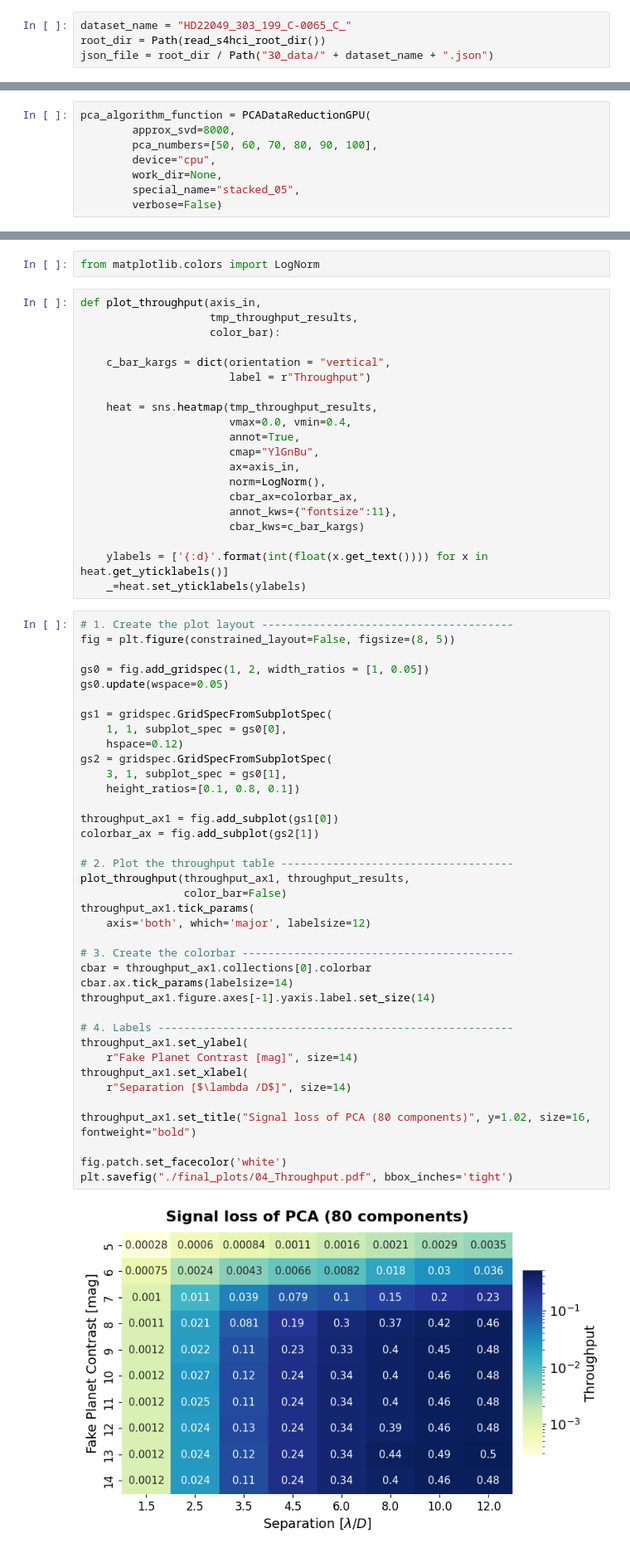
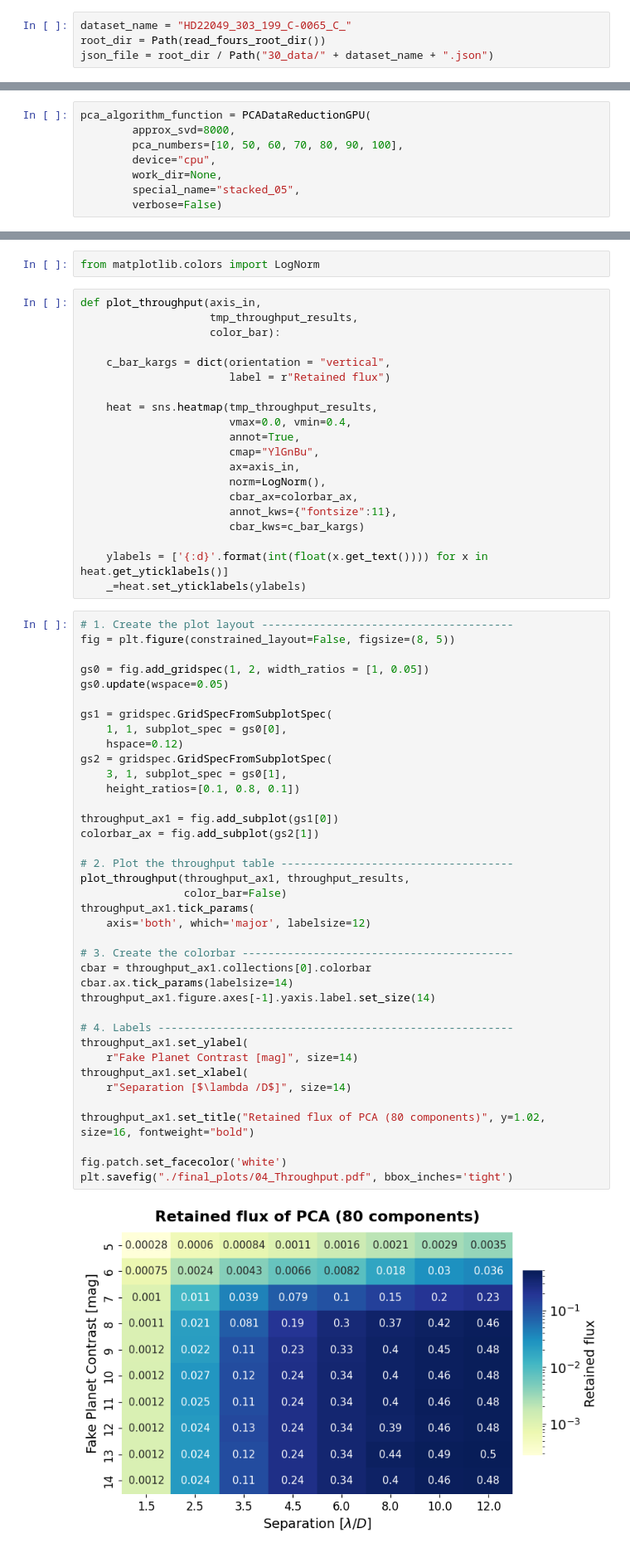
Before and after one commit to markusbonse/fours, a Jupyter notebook: docs/source/04_use_the_fours/paper_experiments/05_throughput.ipynb, the cells around one changed output, grey strips where cells are left out. Shown at 83% size. Cells and saved outputs as stored; diff of their text form.

```diff
--- a/docs/source/04_use_the_fours/paper_experiments/05_throughput.ipynb
+++ b/docs/source/04_use_the_fours/paper_experiments/05_throughput.ipynb
@@ -36,6 +26,6 @@ from s4hci.utils.setups import contrast_grid_setup_1
 ## 2. Load the dataset
 # %%
 dataset_name = "HD22049_303_199_C-0065_C_"
-root_dir = Path(read_s4hci_root_dir())
+root_dir = Path(read_fours_root_dir())
 json_file = root_dir / Path("30_data/" + dataset_name + ".json")
 # %% [output]
@@ -101,7 +91,7 @@ Overwriting existing config files.
 # %%
 pca_algorithm_function = PCADataReductionGPU(
         approx_svd=8000,
-        pca_numbers=[50, 60, 70, 80, 90, 100],
+        pca_numbers=[10, 50, 60, 70, 80, 90, 100],
         device="cpu",
         work_dir=None,
         special_name="stacked_05",
@@ -161,7 +130,7 @@ def plot_throughput(axis_in,
                     color_bar):
 
     c_bar_kargs = dict(orientation = "vertical",
-                       label = r"Throughput")
+                       label = r"Retained flux")
 
     heat = sns.heatmap(tmp_throughput_results,
                        vmax=0.0, vmin=0.4,
@@ -186,32 +155,32 @@ gs1 = gridspec.GridSpecFromSubplotSpec(
     1, 1, subplot_spec = gs0[0],
     hspace=0.12)
 gs2 = gridspec.GridSpecFromSubplotSpec(
     3, 1, subplot_spec = gs0[1],
     height_ratios=[0.1, 0.8, 0.1])
 
 throughput_ax1 = fig.add_subplot(gs1[0])
 colorbar_ax = fig.add_subplot(gs2[1])
 
 # 2. Plot the throughput table ------------------------------------
 plot_throughput(throughput_ax1, throughput_results,
                 color_bar=False)
 throughput_ax1.tick_params(
     axis='both', which='major', labelsize=12)
 
 # 3. Create the colorbar ------------------------------------------
 cbar = throughput_ax1.collections[0].colorbar
 cbar.ax.tick_params(labelsize=14)
 throughput_ax1.figure.axes[-1].yaxis.label.set_size(14)
 
 # 4. Labels -------------------------------------------------------
 throughput_ax1.set_ylabel(
     r"Fake Planet Contrast [mag]", size=14)
 throughput_ax1.set_xlabel(
     r"Separation [$\lambda /D$]", size=14)
 
-throughput_ax1.set_title("Signal loss of PCA (80 components)", y=1.02, size=16, fontweight="bold")
+throughput_ax1.set_title("Retained flux of PCA (80 components)", y=1.02, size=16, fontweight="bold")
 
 fig.patch.set_facecolor('white')
 plt.savefig("./final_plots/04_Throughput.pdf", bbox_inches='tight')
 # %% [output]
-[figure, old version]
+[figure, new version]
```
Also changed, not shown: parts of 4 cells of this notebook, 18 other files.
